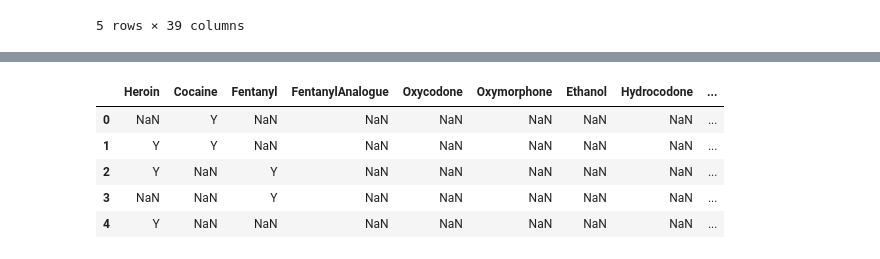
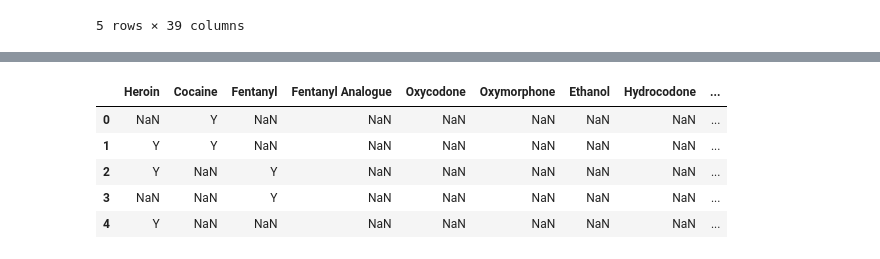
Before and after one commit to jlowy95/project-1, a Jupyter notebook: Josh Branch/joshwork.ipynb, the cells around one changed output, grey strips where cells are left out. Saved outputs shown, nothing was run; the diff lists cells and outputs as text; code cells hidden in the pictures.

```diff
--- a/Josh Branch/joshwork.ipynb
+++ b/Josh Branch/joshwork.ipynb
@@ -27,13 +27,13 @@ Index(['Unnamed: 0', 'ID', 'Date', 'DateType', 'Age', 'Sex', 'Race',
       dtype='object')
 # %%
 # Create subset df of just drug columns
-drugs = clean_data.loc[:,["Heroin","Cocaine", 'Fentanyl', 'FentanylAnalogue',
+drugs = clean_data.loc[:,["Heroin","Cocaine", 'Fentanyl', 'Fentanyl Analogue',
        'Oxycodone', 'Oxymorphone', 'Ethanol', 'Hydrocodone', 'Benzodiazepine',
-       'Methadone', 'Amphet', 'Tramad', 'Morphine_NotHeroin', 'Hydromorphone',
-       'Other', 'OpiateNOS', 'AnyOpioid']]
+       'Methadone', 'Amphetamine', 'Tramad', 'Morphine Not Heroin', 'Hydromorphone',
+       'Other', 'OpiateNOS', 'Any Opioid']]
 drugs.head()
 # %% [output]
-|  | Heroin | Cocaine | Fentanyl | FentanylAnalogue | Oxycodone | Oxymorphone | Ethanol | Hydrocodone | ... |
+|  | Heroin | Cocaine | Fentanyl | Fentanyl Analogue | Oxycodone | Oxymorphone | Ethanol | Hydrocodone | ... |
 | 0 | NaN | Y | NaN | NaN | NaN | NaN | NaN | NaN | ... |
 | 1 | Y | Y | NaN | NaN | NaN | NaN | NaN | NaN | ... |
 | 2 | Y | NaN | Y | NaN | NaN | NaN | NaN | NaN | ... |
```
Also changed, not shown: parts of 2 cells of this notebook, 1 other file.
